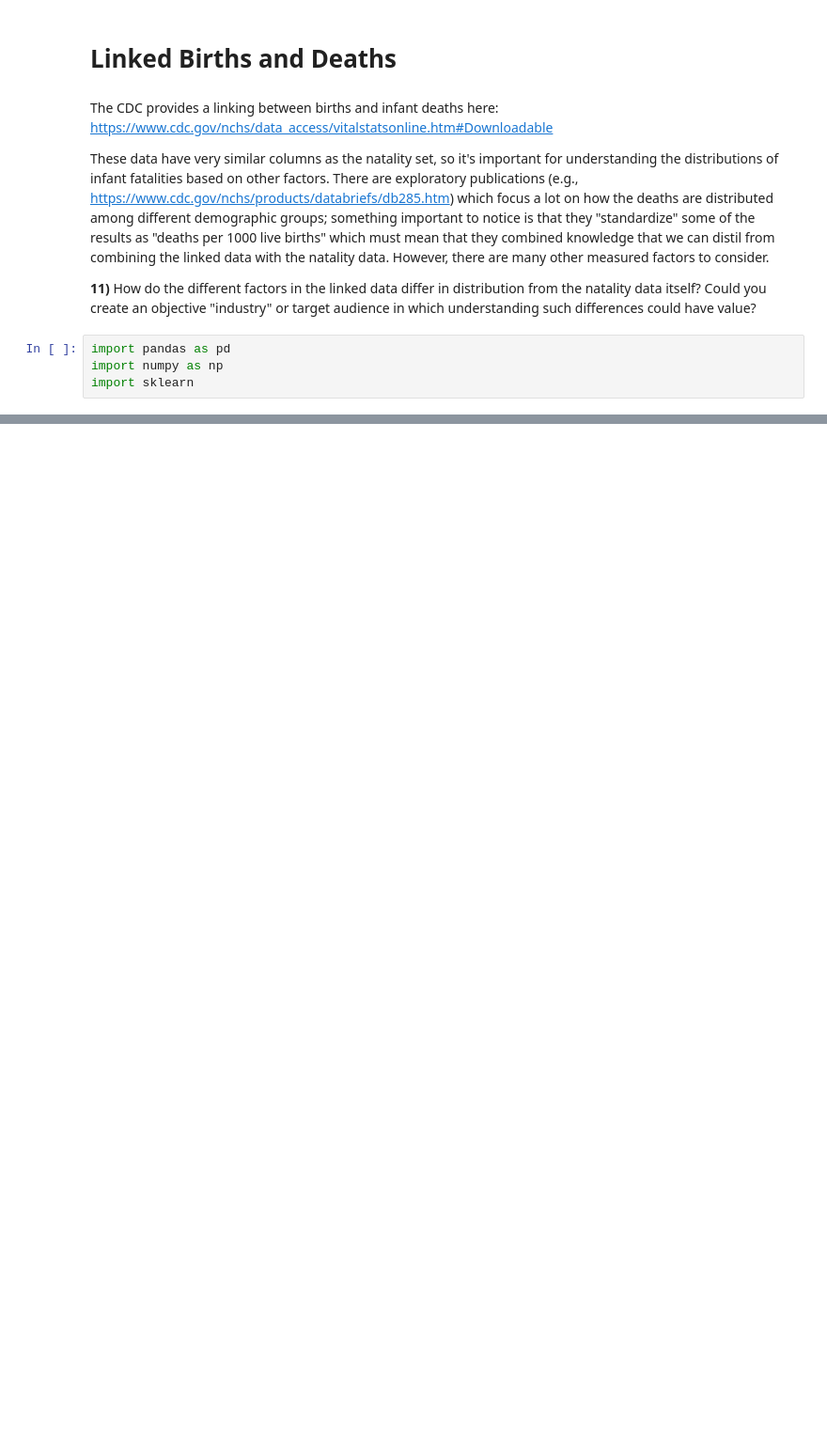
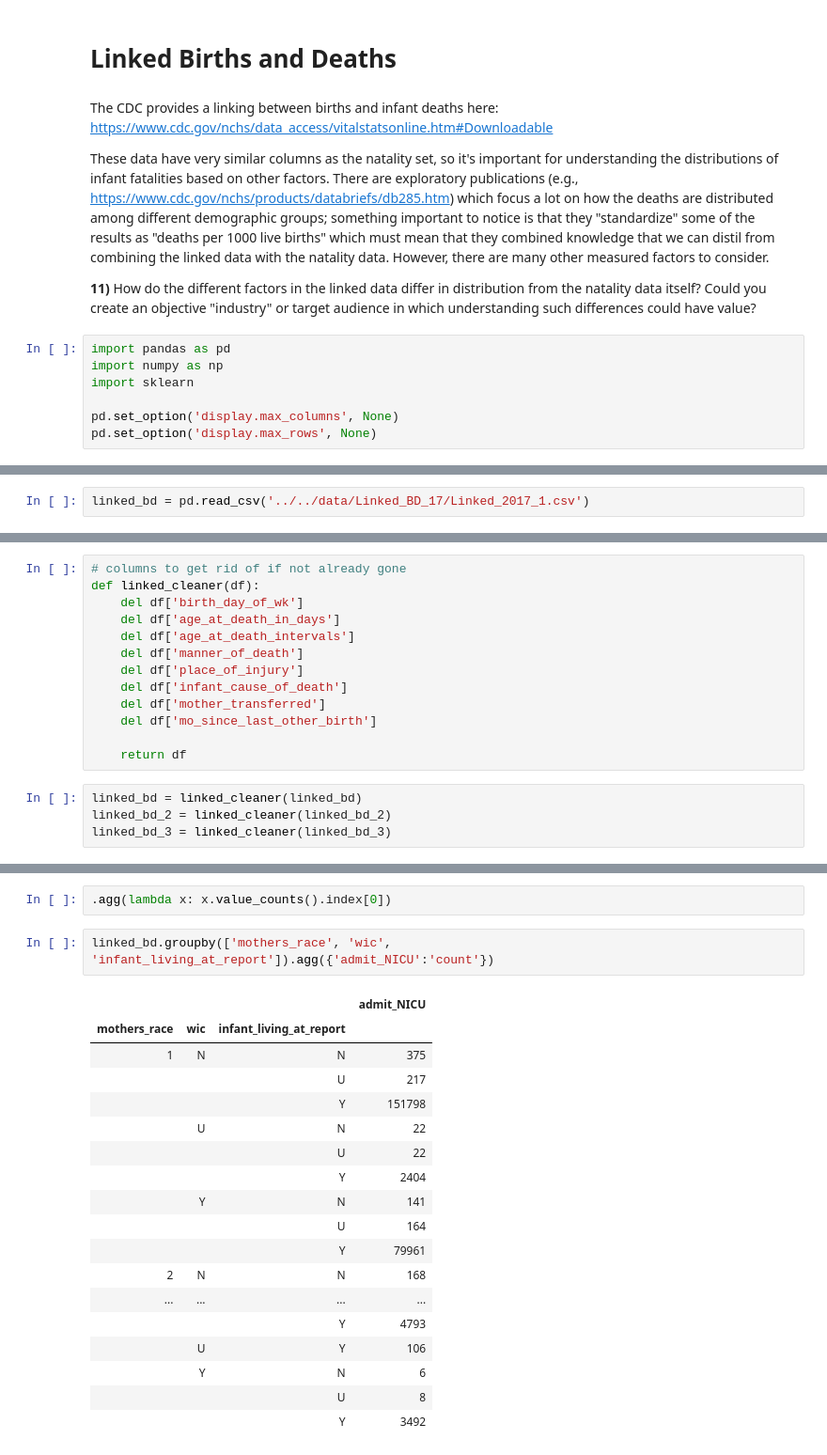
Before and after one commit to edwin-back/Capstone_CDC_Infant_Mortality, a Jupyter notebook: Edwin/Linked_Birth_Mortality_EDA.ipynb, the cells around one changed output, grey strips where cells are left out. Shown at 94% size. Drawn from its saved outputs; the diff is of its cells as text; blank space fills up the shorter version.

Commit message:
nicu EDA by mother's race and/or education for mortality 2017

```diff
--- a/Edwin/Linked_Birth_Mortality_EDA.ipynb
+++ b/Edwin/Linked_Birth_Mortality_EDA.ipynb
@@ -10,3 +10,6 @@ These data have very similar columns as the natality set, so it's important for
 import pandas as pd
 import numpy as np
 import sklearn
+
+pd.set_option('display.max_columns', None)
+pd.set_option('display.max_rows', None)
@@ -173,0 +181,2 @@ def divvyLinked2017OverCSV( linked17fwf_fp,
+# %%
+linked_bd = pd.read_csv('../../data/Linked_BD_17/Linked_2017_1.csv')
@@ -173,0 +187,17 @@ def divvyLinked2017OverCSV( linked17fwf_fp,
+# %%
+# columns to get rid of if not already gone
+def linked_cleaner(df):
+    del df['birth_day_of_wk']
+    del df['age_at_death_in_days']
+    del df['age_at_death_intervals']
+    del df['manner_of_death']
+    del df['place_of_injury']
+    del df['infant_cause_of_death']
+    del df['mother_transferred']
+    del df['mo_since_last_other_birth']
+
+    return df
+# %%
+linked_bd = linked_cleaner(linked_bd)
+linked_bd_2 = linked_cleaner(linked_bd_2)
+linked_bd_3 = linked_cleaner(linked_bd_3)
@@ -173,0 +237,23 @@ def divvyLinked2017OverCSV( linked17fwf_fp,
+# %%
+.agg(lambda x: x.value_counts().index[0])
+# %%
+linked_bd.groupby(['mothers_race', 'wic', 'infant_living_at_report']).agg({'admit_NICU':'count'})
+# %% [output]
+|  |  |  | admit_NICU |
+| mothers_race | wic | infant_living_at_report |  |
+| 1 | N | N | 375 |
+|  |  | U | 217 |
+|  |  | Y | 151798 |
+|  | U | N | 22 |
+|  |  | U | 22 |
+|  |  | Y | 2404 |
+|  | Y | N | 141 |
+|  |  | U | 164 |
+|  |  | Y | 79961 |
+| 2 | N | N | 168 |
+| ... | ... | ... | ... |
+|  |  | Y | 4793 |
+|  | U | Y | 106 |
+|  | Y | N | 6 |
+|  |  | U | 8 |
+|  |  | Y | 3492 |
```
Also changed, not shown: parts of 16 cells of this notebook.
